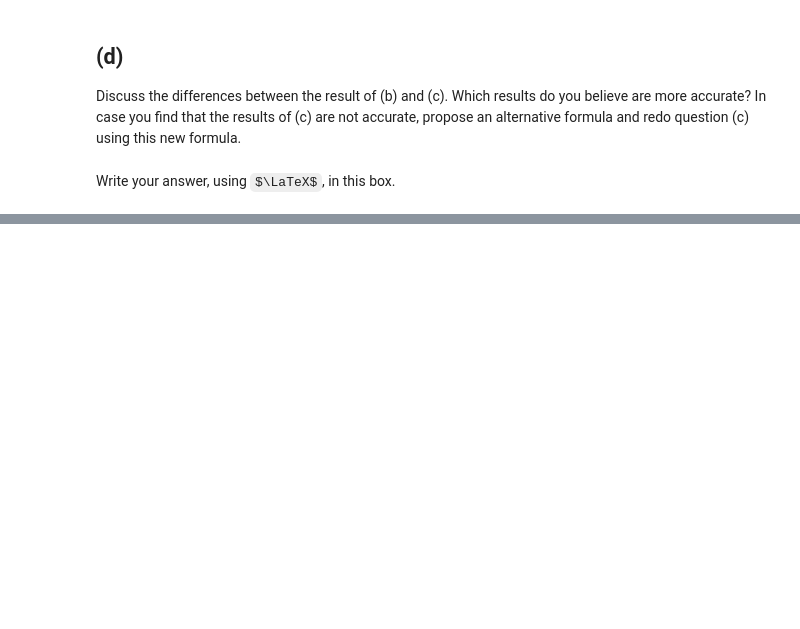
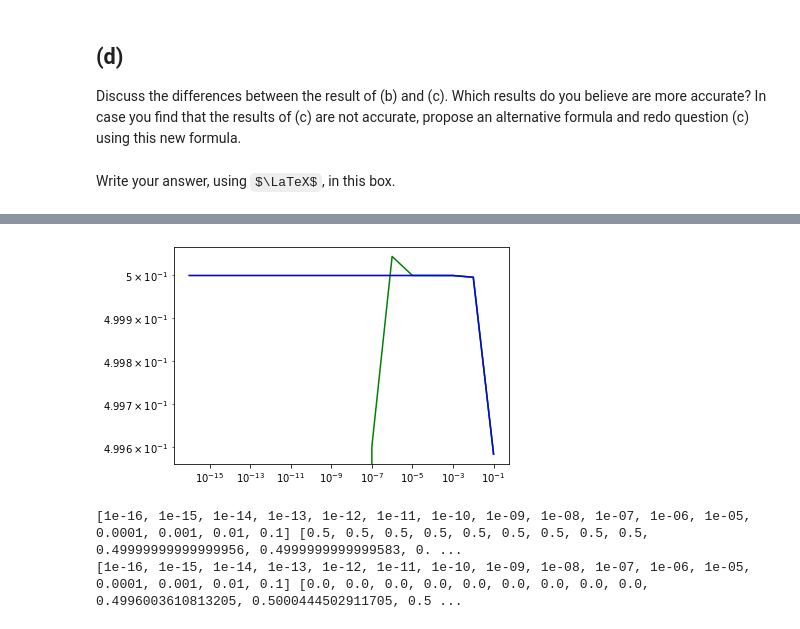
Before and after one commit to JaccovanWijk/NAHomework, a Jupyter notebook: Homework1_Florian.ipynb, the cells around one changed output, grey strips where cells are left out. Saved outputs shown, nothing was run; the diff lists cells and outputs as text; code cells hidden in the pictures; some formulas as TeX source; blank space fills up the shorter version.

```diff
--- a/Homework1_Florian.ipynb
+++ b/Homework1_Florian.ipynb
@@ -247,0 +243,12 @@ plt.show()
+# %%
+plt.loglog(*fun_run(16,0,'T'),'y-')
+plt.loglog(*fun_run(16,0,'N'),'g-')
+plt.loglog(*fun_run(16,0,'New'),'b-')
+plt.show()
+
+print(*fun_run(16,0,'T'))
+print(*fun_run(16,0,'N'))
+# %% [output]
+[figure, added]
+[1e-16, 1e-15, 1e-14, 1e-13, 1e-12, 1e-11, 1e-10, 1e-09, 1e-08, 1e-07, 1e-06, 1e-05, 0.0001, 0.001, 0.01, 0.1] [0.5, 0.5, 0.5, 0.5, 0.5, 0.5, 0.5, 0.5, 0.5, 0.49999999999999956, 0.4999999999999583, 0. ...
+[1e-16, 1e-15, 1e-14, 1e-13, 1e-12, 1e-11, 1e-10, 1e-09, 1e-08, 1e-07, 1e-06, 1e-05, 0.0001, 0.001, 0.01, 0.1] [0.0, 0.0, 0.0, 0.0, 0.0, 0.0, 0.0, 0.0, 0.0, 0.4996003610813205, 0.5000444502911705, 0.5 ...
```
Also changed, not shown: parts of 12 cells of this notebook.
